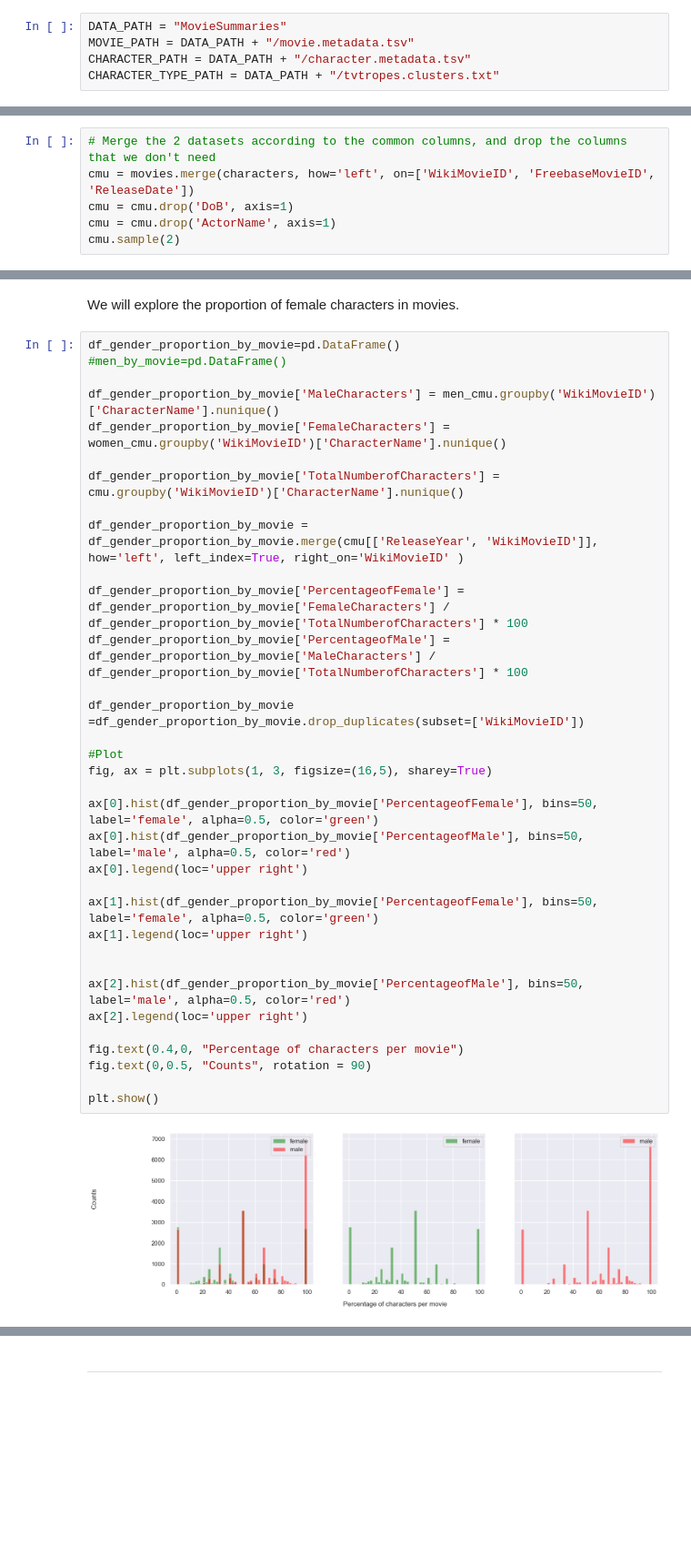
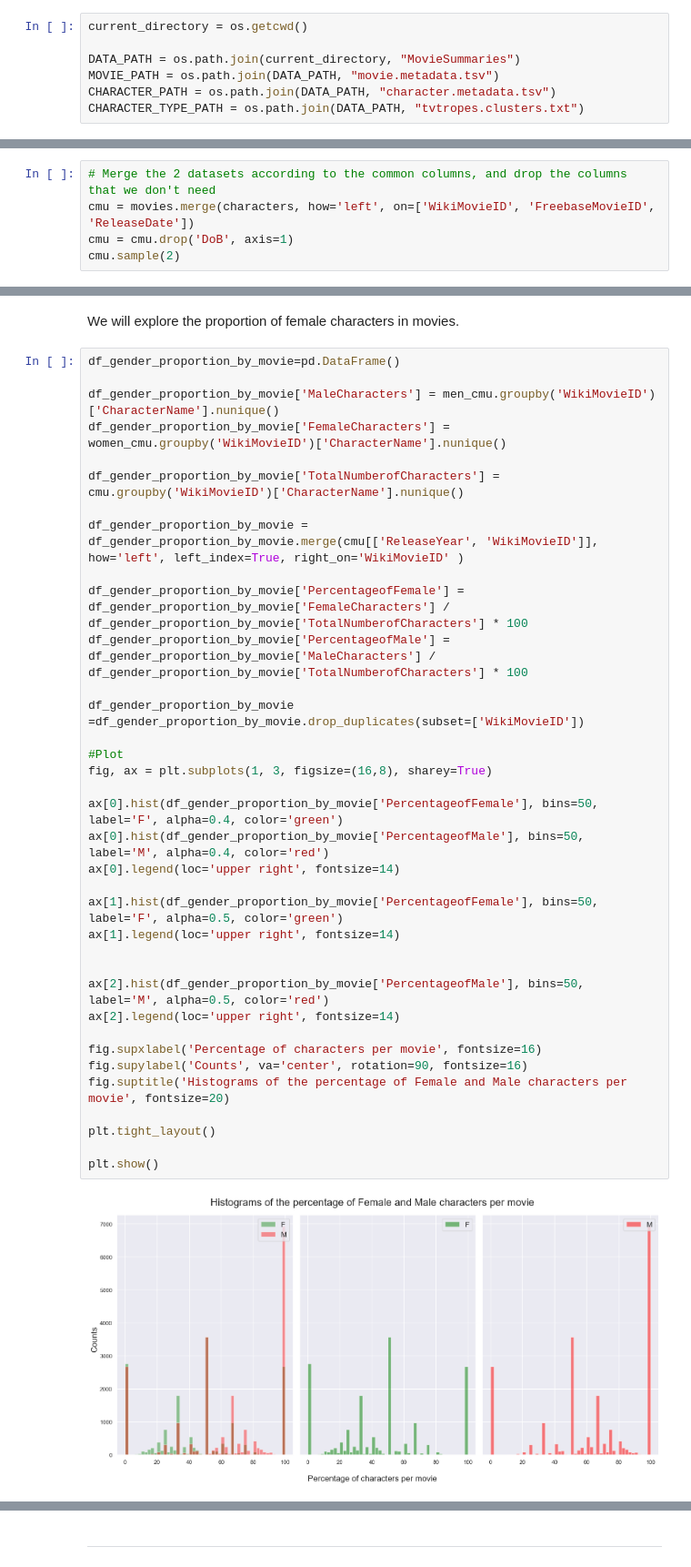
Before and after one commit to epfl-ada/ada-2023-project-teamcajare2023, a Jupyter notebook: P2.ipynb, the cells around one changed output, grey strips where cells are left out. Shown at 91% size. Drawn from its saved outputs; the diff is of its cells as text; blank space fills up the shorter version.

```diff
--- a/P2.ipynb
+++ b/P2.ipynb
@@ -12,10 +13,12 @@ from itertools import islice
 from wordcloud import WordCloud
 from sklearn.linear_model import LinearRegression
 # %%
-DATA_PATH = "MovieSummaries"
-MOVIE_PATH = DATA_PATH + "/movie.metadata.tsv"
-CHARACTER_PATH = DATA_PATH + "/character.metadata.tsv"
-CHARACTER_TYPE_PATH = DATA_PATH + "/tvtropes.clusters.txt"
+current_directory = os.getcwd()
+
+DATA_PATH = os.path.join(current_directory, "MovieSummaries")
+MOVIE_PATH = os.path.join(DATA_PATH, "movie.metadata.tsv")
+CHARACTER_PATH = os.path.join(DATA_PATH, "character.metadata.tsv")
+CHARACTER_TYPE_PATH = os.path.join(DATA_PATH, "tvtropes.clusters.txt")
 # %%
 def convert_date(date_string):
     """
@@ -82,7 +85,6 @@ characters = pd.read_csv(CHARACTER_PATH, sep='\t', names=headers_characters)
 # Merge the 2 datasets according to the common columns, and drop the columns that we don't need
 cmu = movies.merge(characters, how='left', on=['WikiMovieID', 'FreebaseMovieID', 'ReleaseDate'])
 cmu = cmu.drop('DoB', axis=1)
-cmu = cmu.drop('ActorName', axis=1)
 cmu.sample(2)
 # %% [output]
 |  | WikiMovieID | FreebaseMovieID | MovieName | ReleaseDate | BORevenue | Runtime | Languages | Countries | ... |
@@ -212,37 +210,39 @@ plt.show()
 We will explore the proportion of female characters in movies.
 # %%
 df_gender_proportion_by_movie=pd.DataFrame()
-#men_by_movie=pd.DataFrame()
 
 df_gender_proportion_by_movie['MaleCharacters'] = men_cmu.groupby('WikiMovieID')['CharacterName'].nunique()
 df_gender_proportion_by_movie['FemaleCharacters'] = women_cmu.groupby('WikiMovieID')['CharacterName'].nunique()
 
 df_gender_proportion_by_movie['TotalNumberofCharacters'] = cmu.groupby('WikiMovieID')['CharacterName'].nunique()
 
 df_gender_proportion_by_movie = df_gender_proportion_by_movie.merge(cmu[['ReleaseYear', 'WikiMovieID']], how='left', left_index=True, right_on='WikiMovieID' )
 
 df_gender_proportion_by_movie['PercentageofFemale'] = df_gender_proportion_by_movie['FemaleCharacters'] / df_gender_proportion_by_movie['TotalNumberofCharacters'] * 100
 df_gender_proportion_by_movie['PercentageofMale'] = df_gender_proportion_by_movie['MaleCharacters'] / df_gender_proportion_by_movie['TotalNumberofCharacters'] * 100
 
 df_gender_proportion_by_movie =df_gender_proportion_by_movie.drop_duplicates(subset=['WikiMovieID'])
 
 #Plot
-fig, ax = plt.subplots(1, 3, figsize=(16,5), sharey=True)
+fig, ax = plt.subplots(1, 3, figsize=(16,8), sharey=True)
 
-ax[0].hist(df_gender_proportion_by_movie['PercentageofFemale'], bins=50, label='female', alpha=0.5, color='green')
-ax[0].hist(df_gender_proportion_by_movie['PercentageofMale'], bins=50, label='male', alpha=0.5, color='red')
-ax[0].legend(loc='upper right')
+ax[0].hist(df_gender_proportion_by_movie['PercentageofFemale'], bins=50, label='F', alpha=0.4, color='green')
+ax[0].hist(df_gender_proportion_by_movie['PercentageofMale'], bins=50, label='M', alpha=0.4, color='red')
+ax[0].legend(loc='upper right', fontsize=14)
 
-ax[1].hist(df_gender_proportion_by_movie['PercentageofFemale'], bins=50, label='female', alpha=0.5, color='green')
-ax[1].legend(loc='upper right')
+ax[1].hist(df_gender_proportion_by_movie['PercentageofFemale'], bins=50, label='F', alpha=0.5, color='green')
+ax[1].legend(loc='upper right', fontsize=14)
 
 
-ax[2].hist(df_gender_proportion_by_movie['PercentageofMale'], bins=50, label='male', alpha=0.5, color='red')
-ax[2].legend(loc='upper right')
+ax[2].hist(df_gender_proportion_by_movie['PercentageofMale'], bins=50, label='M', alpha=0.5, color='red')
+ax[2].legend(loc='upper right', fontsize=14)
 
-fig.text(0.4,0, "Percentage of characters per movie")
-fig.text(0,0.5, "Counts", rotation = 90)
+fig.supxlabel('Percentage of characters per movie', fontsize=16)
+fig.supylabel('Counts', va='center', rotation=90, fontsize=16)
+fig.suptitle('Histograms of the percentage of Female and Male characters per movie', fontsize=20)
+
+plt.tight_layout()
 
 plt.show()
 # %% [output]
-[figure, old version]
+[figure, new version]
```
Also changed, not shown: parts of 16 cells of this notebook.
